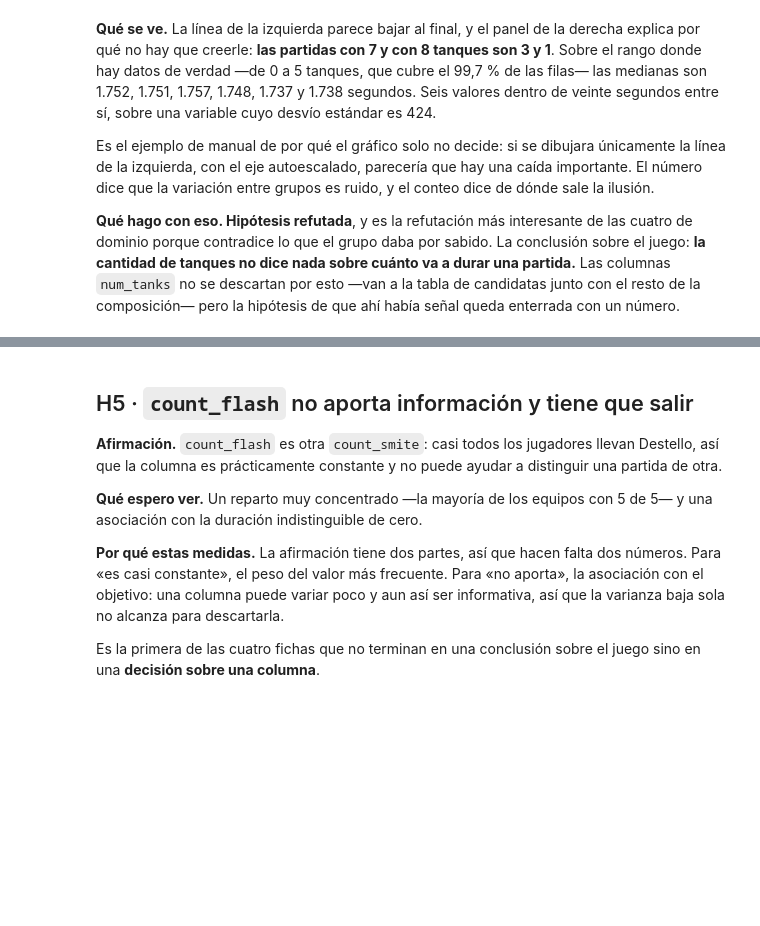
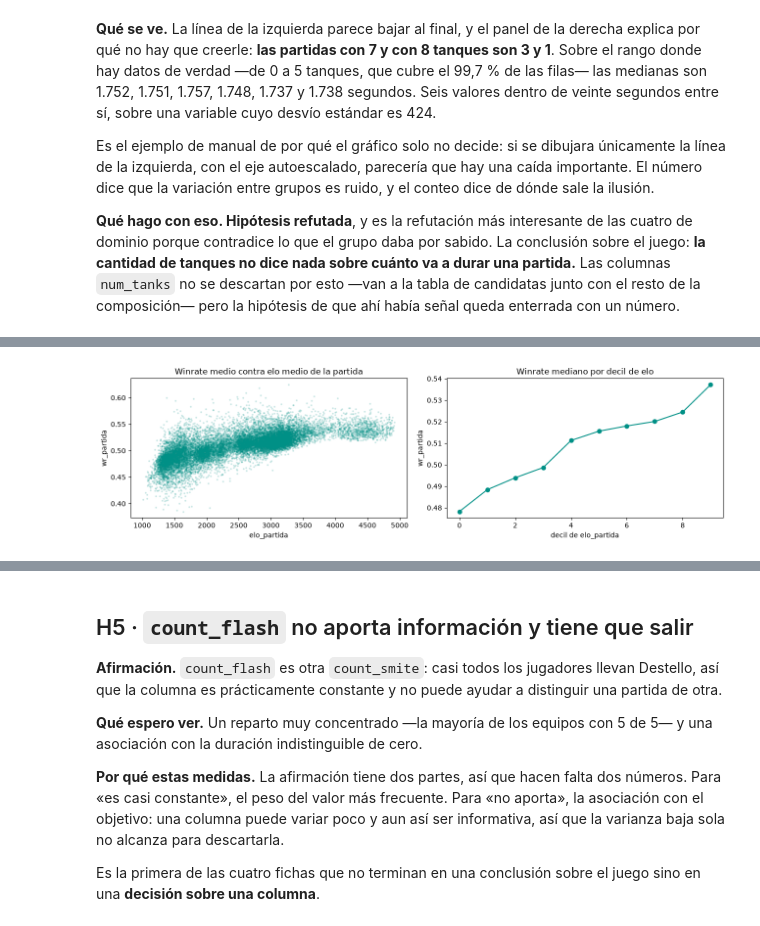
Before and after one commit to aguilarezequiel/FF-15, a Jupyter notebook: notebooks/entrega-2/eda_entrega2.ipynb, the cells around one changed output, grey strips where cells are left out. Drawn from its saved outputs; the diff is of its cells as text; code cells hidden in the pictures; blank space fills up the shorter version.

```diff
--- a/notebooks/entrega-2/eda_entrega2.ipynb
+++ b/notebooks/entrega-2/eda_entrega2.ipynb
@@ -1610,0 +1632,17 @@ indistinguible de cero.
+# %%
+# La nube, y el winrate mediano por decil de elo
+fig, axes = plt.subplots(1, 2, figsize=(13, 3.8))
+axes[0].scatter(df["elo_partida"], df["wr_partida"], s=3, alpha=.15, color=TEAL)
+axes[0].set_title("Winrate medio contra elo medio de la partida")
+axes[0].set_xlabel("elo_partida")
+axes[0].set_ylabel("wr_partida")
+deciles_elo = pd.qcut(df["elo_partida"], 10, labels=False)
+df["wr_partida"].groupby(deciles_elo).median().plot(marker="o", color=TEAL,
+                                                    ax=axes[1])
+axes[1].set_title("Winrate mediano por decil de elo")
+axes[1].set_xlabel("decil de elo_partida")
+axes[1].set_ylabel("wr_partida")
+plt.tight_layout()
+plt.show()
+# %% [output]
+[figure, added]
```
Also changed, not shown: parts of 84 cells of this notebook, 4 other files.
